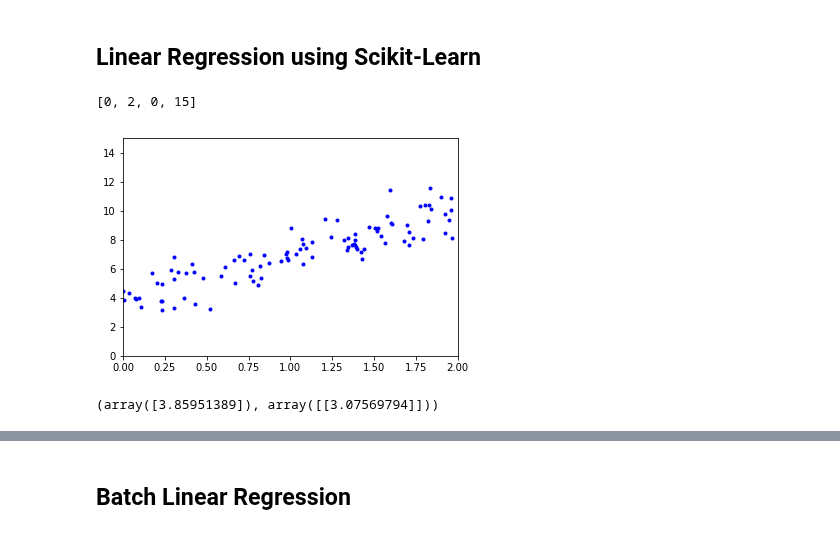
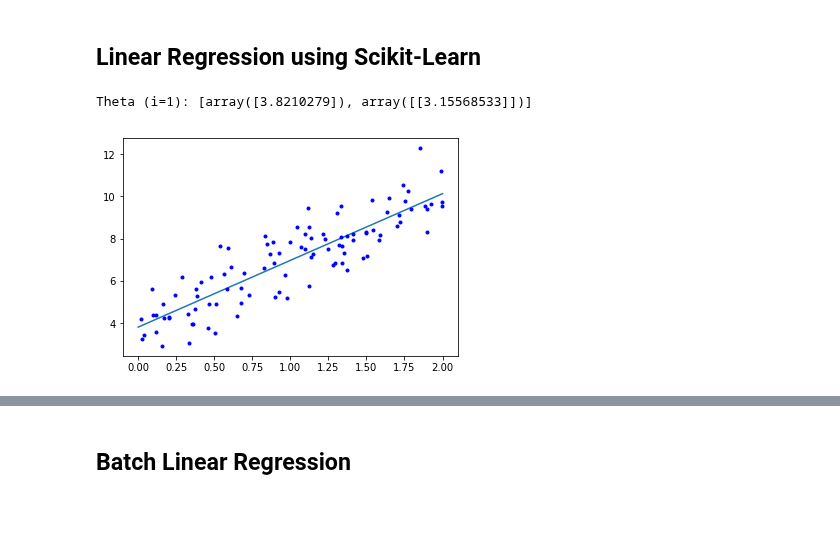
Before and after one commit to richss/cs455-ml-demos, a Jupyter notebook: Ch4-Demos.ipynb, the cells around one changed output, grey strips where cells are left out. Cells and saved outputs as stored; diff of their text form; code cells hidden in the pictures.

```diff
--- a/Ch4-Demos.ipynb
+++ b/Ch4-Demos.ipynb
@@ -52,29 +63,15 @@ plt.axis([0,2,0,15])
 #####################################################################
 # %% [markdown]
 ## Linear Regression using Scikit-Learn
-# %%
-## Linear Regression using Scikit-Learn
-
-import numpy as np
-from matplotlib import pyplot as plt
-from sklearn.linear_model import LinearRegression
-%matplotlib inline
-
-X = 2 * np.random.rand(100,1)
-y = 4 + 3*X + np.random.randn(100,1)  #y = 3x + 4  +guassian noise
-
-plt.plot(X,y, "b.")
-plt.axis([0,2,0,15])
-# %% [output]
-[0, 2, 0, 15]
-[figure, removed]
 # %%
+from sklearn.linear_model import LinearRegression
 #  Create a linear regression and train it
 lin_reg = LinearRegression()
 lin_reg.fit(X,y)
 
-# Outputs the intercept and coefficient of the model (theta_0 and theta_1 respectively)
-lin_reg.intercept_, lin_reg.coef_
+theta = [lin_reg.intercept_, lin_reg.coef_]
+showProgress(0, X, y, theta)
 # %% [output]
-(array([3.85951389]), array([[3.07569794]]))
+Theta (i=1): [array([3.8210279]), array([[3.15568533]])]
+[figure, added]
 # %%
```
Also changed, not shown: parts of 21 cells of this notebook.
